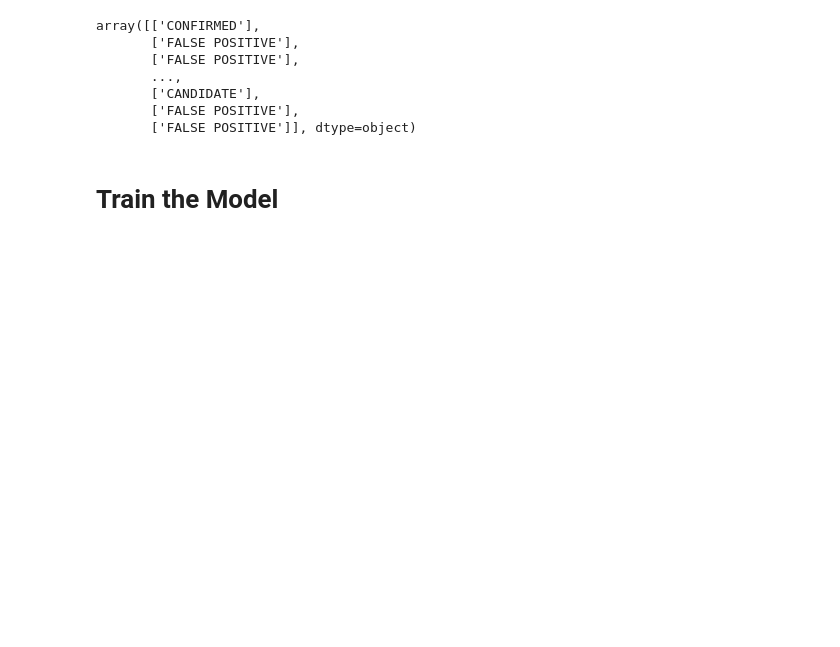
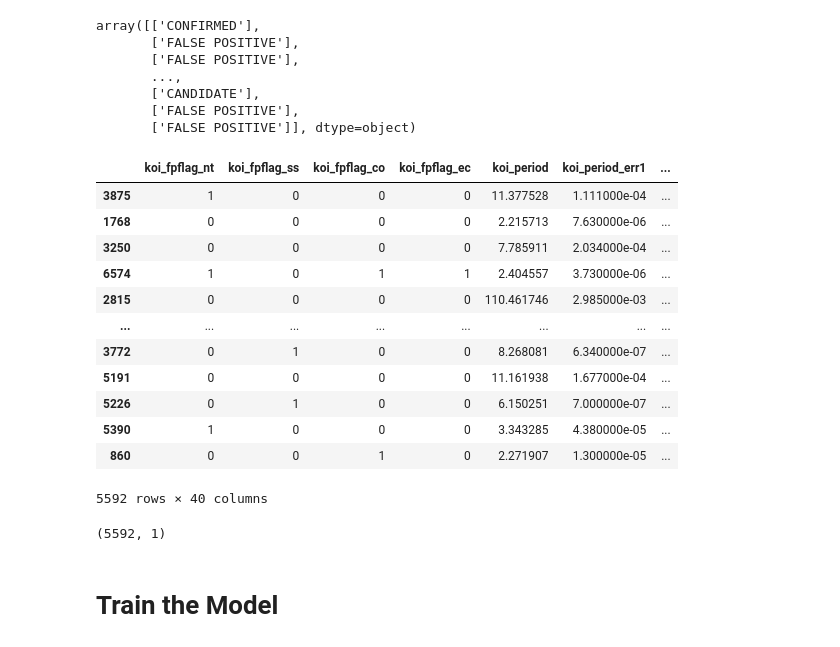
Before and after one commit to saurin33/machine_learning_challenge, a Jupyter notebook: starter_code/model_1.ipynb, the cells around one changed output. Drawn from its saved outputs; the diff is of its cells as text; code cells hidden in the pictures; blank space fills up the shorter version.

```diff
--- a/starter_code/model_1.ipynb
+++ b/starter_code/model_1.ipynb
@@ -100,5 +101,25 @@ array([['CONFIRMED'],
        ['FALSE POSITIVE']], dtype=object)
 # %%
 X_train, X_test, y_train, y_test = train_test_split(X, y , test_size = 0.2, random_state = 42)
+# %%
+X_train
+# %% [output]
+|  | koi_fpflag_nt | koi_fpflag_ss | koi_fpflag_co | koi_fpflag_ec | koi_period | koi_period_err1 | ... |
+| 3875 | 1 | 0 | 0 | 0 | 11.377528 | 1.111000e-04 | ... |
+| 1768 | 0 | 0 | 0 | 0 | 2.215713 | 7.630000e-06 | ... |
+| 3250 | 0 | 0 | 0 | 0 | 7.785911 | 2.034000e-04 | ... |
+| 6574 | 1 | 0 | 1 | 1 | 2.404557 | 3.730000e-06 | ... |
+| 2815 | 0 | 0 | 0 | 0 | 110.461746 | 2.985000e-03 | ... |
+| ... | ... | ... | ... | ... | ... | ... | ... |
+| 3772 | 0 | 1 | 0 | 0 | 8.268081 | 6.340000e-07 | ... |
+| 5191 | 0 | 0 | 0 | 0 | 11.161938 | 1.677000e-04 | ... |
+| 5226 | 0 | 1 | 0 | 0 | 6.150251 | 7.000000e-07 | ... |
+| 5390 | 1 | 0 | 0 | 0 | 3.343285 | 4.380000e-05 | ... |
+| 860 | 0 | 0 | 1 | 0 | 2.271907 | 1.300000e-05 | ... |
+5592 rows × 40 columns
+# %%
+y_train.shape
+# %% [output]
+(5592, 1)
 # %%
 # Pre-processing
```
Also changed, not shown: parts of 4 cells of this notebook, 1 other file.
